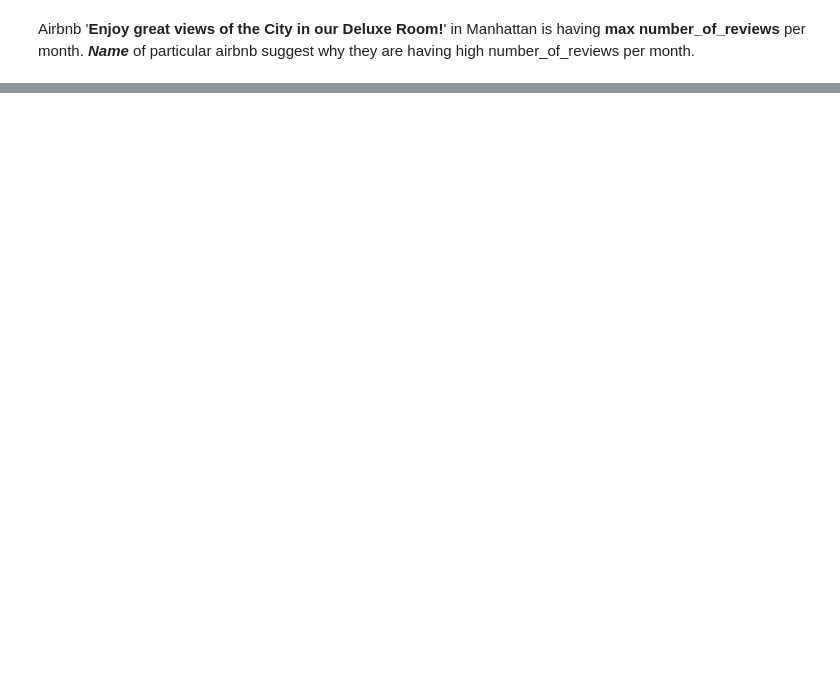
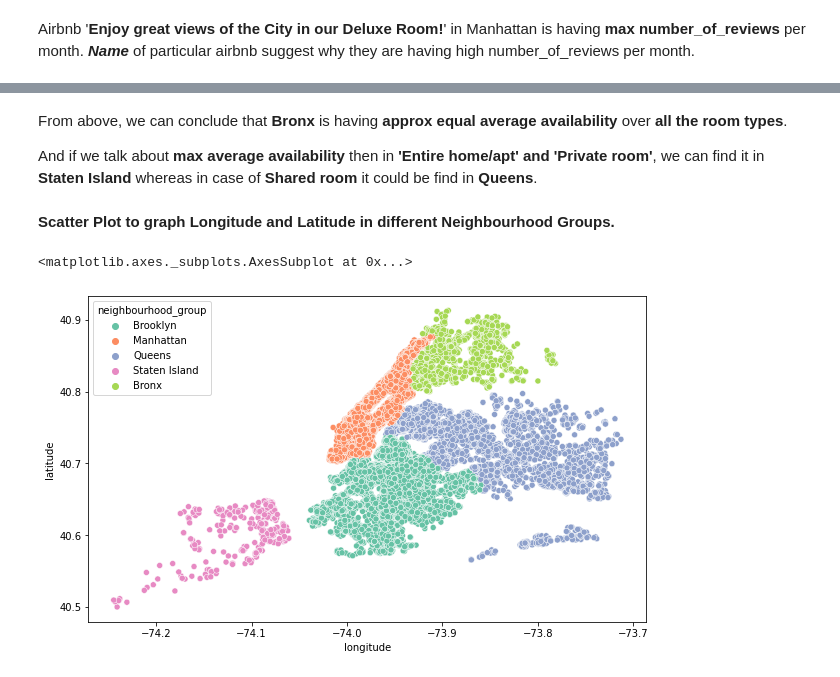
Before and after one commit to abhinavsingh-github/airbnb-booking-analysis, a Jupyter notebook: Abhinav_Singh_Airbnb_Bookings_Analysis_Capstone_Project.ipynb, the cells around one changed output, grey strips where cells are left out. Cells and saved outputs as stored; diff of their text form; code cells hidden in the pictures; blank space fills up the shorter version.

```diff
--- a/Abhinav_Singh_Airbnb_Bookings_Analysis_Capstone_Project.ipynb
+++ b/Abhinav_Singh_Airbnb_Bookings_Analysis_Capstone_Project.ipynb
@@ -524,0 +599,13 @@ Airbnb '**Enjoy great views of the City in our Deluxe Room!**' in Manhattan is h
+# %% [markdown]
+From above, we can conclude that **Bronx** is having **approx equal average availability** over **all the room types**.
+
+And if we talk about **max average availability** then in **'Entire home/apt' and 'Private room'**, we can find it in **Staten Island** whereas in case of **Shared room** it could be find in **Queens**.
+# %% [markdown]
+**Scatter Plot to graph Longitude and Latitude in different Neighbourhood Groups.**
+# %%
+# scatter plot
+plt.figure(figsize=(10,6))
+sns.scatterplot(airbnb.longitude,airbnb.latitude,hue=airbnb.neighbourhood_group, palette='Set2')
+# %% [output]
+<matplotlib.axes._subplots.AxesSubplot at 0x...>
+[figure, added]
```
Also changed, not shown: parts of 11 cells of this notebook.
